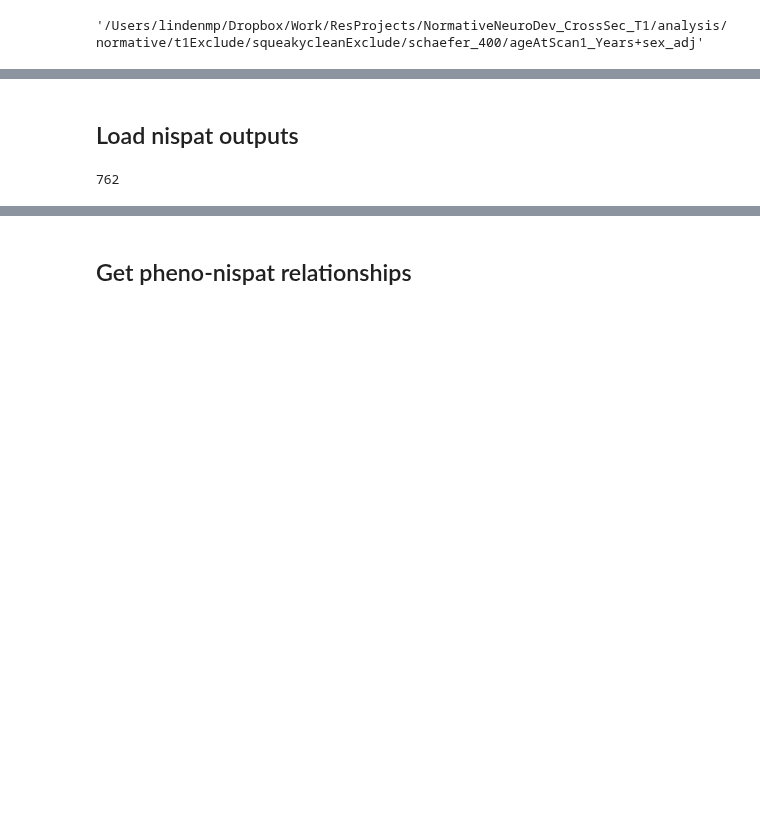
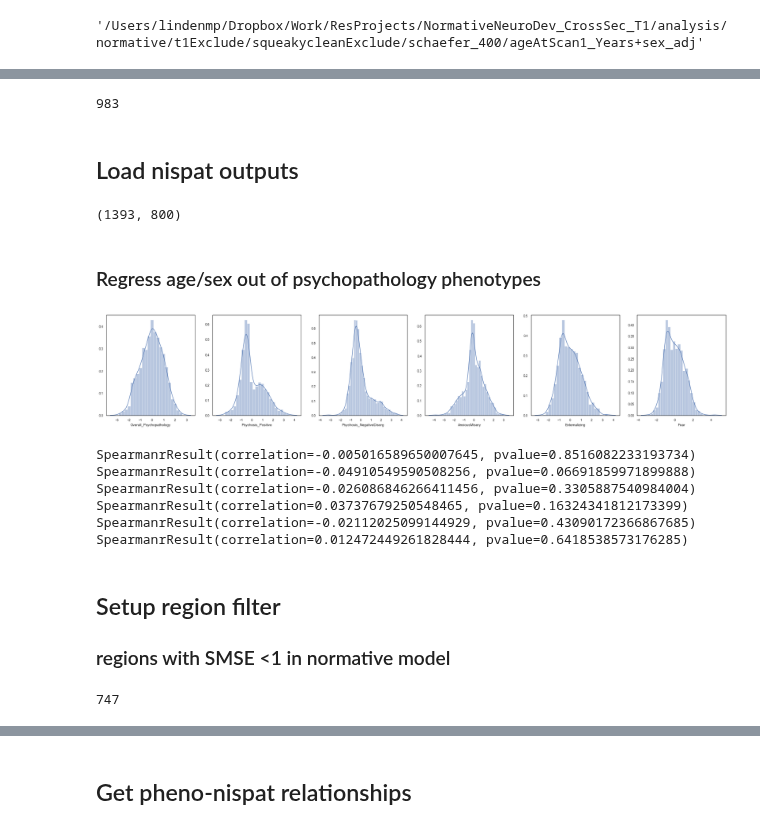
Before and after one commit to lindenmp/normative_neurodev_cs_t1, a Jupyter notebook: code/results_s2_phenos.ipynb, the cells around one changed output, grey strips where cells are left out. Drawn from its saved outputs; the diff is of its cells as text; code cells hidden in the pictures; blank space fills up the shorter version.

```diff
--- a/code/results_s2_phenos.ipynb
+++ b/code/results_s2_phenos.ipynb
@@ -39,0 +45,7 @@ phenos = ('Overall_Psychopathology','Psychosis_Positive','Psychosis_NegativeDiso
+# %%
+phenos = ['Overall_Psychopathology','Psychosis_Positive','Psychosis_NegativeDisorg','AnxiousMisery','Externalizing','Fear']
+phenos_label_short = ['Ov. Psych.', 'Psy. (pos.)', 'Psy. (neg.)', 'Anx.-mis.', 'Ext.', 'Fear']
+phenos_label = ['Overall Psychopathology','Psychosis (Positive)','Psychosis (Negative)','Anxious-Misery','Externalizing','Fear']
+metrics = ['ct', 'vol']
+metrics_label_short = ['Thickness', 'Volume']
+metrics_label = ['Thickness', 'Volume']
@@ -42,13 +60,17 @@ phenos = ('Overall_Psychopathology','Psychosis_Positive','Psychosis_NegativeDiso
 # %%
 # Train
 df_train = pd.read_csv(os.path.join(os.environ['NORMATIVEDIR'], 'train.csv'))
-df_train.set_index(['bblid', 'scanid'], inplace = True); print(df_train.shape)
+df_train.set_index(['bblid', 'scanid'], inplace = True)
 df_node_train = pd.read_csv(os.path.join(os.environ['NORMATIVEDIR'], 'resp_train.csv'))
 df_node_train.set_index(['bblid', 'scanid'], inplace = True)
 
 # Test
-df = pd.read_csv(os.path.join(os.environ['NORMATIVEDIR'], 'test.csv'))
-df.set_index(['bblid', 'scanid'], inplace = True); print(df.shape)
-df_node = pd.read_csv(os.path.join(os.environ['NORMATIVEDIR'], 'resp_test.csv'))
-df_node.set_index(['bblid', 'scanid'], inplace = True)
+df_test = pd.read_csv(os.path.join(os.environ['NORMATIVEDIR'], 'test.csv'))
+df_test.set_index(['bblid', 'scanid'], inplace = True)
+df_node_test = pd.read_csv(os.path.join(os.environ['NORMATIVEDIR'], 'resp_test.csv'))
+df_node_test.set_index(['bblid', 'scanid'], inplace = True)
+
+# concat
+df = pd.concat((df_train, df_test), axis = 0); print(df.shape)
+df_node = pd.concat((df_node_train, df_node_test), axis = 0); print(df_node.shape)
 # %% [output]
@@ -100,8 +87,19 @@ age_filter.sum()
+# %%
+np.sum(df.loc[:,'squeakycleanExclude'] == 1)
+# %% [output]
+983
 # %% [markdown]
 ## Load nispat outputs
 # %%
-smse = np.loadtxt(os.path.join(os.environ['NORMATIVEDIR'], 'smse.txt'), delimiter = ' ').transpose()
-df_smse = pd.DataFrame(data = smse, index = df_node.columns)
+z_cv = np.loadtxt(os.path.join(os.environ['NORMATIVEDIR'], 'cv/Z.txt'), delimiter = ' ').transpose()
+df_z_cv = pd.DataFrame(data = z_cv, index = df_node_train.index, columns = df_node_train.columns)
 
 z = np.loadtxt(os.path.join(os.environ['NORMATIVEDIR'], 'Z.txt'), delimiter = ' ').transpose()
-df_z = pd.DataFrame(data = z, index = df_node.index, columns = df_node.columns)
+df_z_test = pd.DataFrame(data = z, index = df_node_test.index, columns = df_node_test.columns)
+
+# concat
+df_z = pd.concat((df_z_cv,df_z_test), axis = 0); print(df_z.shape)
+# %% [output]
+(1393, 800)
+# %% [markdown]
+### Regress age/sex out of psychopathology phenotypes
@@ -107,0 +122,23 @@ df_z = pd.DataFrame(data = z, index = df_node.index, columns = df_node.columns)
+# %%
+f, ax = plt.subplots(1,len(phenos))
+f.set_figwidth(len(phenos)*5)
+f.set_figheight(5)
+
+for i, pheno in enumerate(phenos):
+    sns.distplot(df.loc[:,pheno], ax = ax[i])
+    ax[i].set_xlabel(pheno)
+# %% [output]
+[figure, added]
+# %%
+for pheno in phenos:
+    print(sp.stats.spearmanr(df.loc[:,'averageManualRating'],df.loc[:,pheno]))
+# %% [output]
+SpearmanrResult(correlation=-0.005016589650007645, pvalue=0.8516082233193734)
+SpearmanrResult(correlation=-0.04910549590508256, pvalue=0.06691859971899888)
+SpearmanrResult(correlation=-0.026086846266411456, pvalue=0.3305887540984004)
+SpearmanrResult(correlation=0.03737679250548465, pvalue=0.16324341812173399)
+SpearmanrResult(correlation=-0.02112025099144929, pvalue=0.43090172366867685)
+SpearmanrResult(correlation=0.012472449261828444, pvalue=0.6418538573176285)
+# %% [markdown]
+## Setup region filter
+### regions with SMSE <1 in normative model
@@ -112,4 +151,4 @@ smse_filter = smse_filter.reshape(-1)
 # %%
-smse_filter.sum()
+region_filter.sum()
 # %% [output]
-762
+747
```
Also changed, not shown: parts of 89 cells of this notebook, 1 other file.
